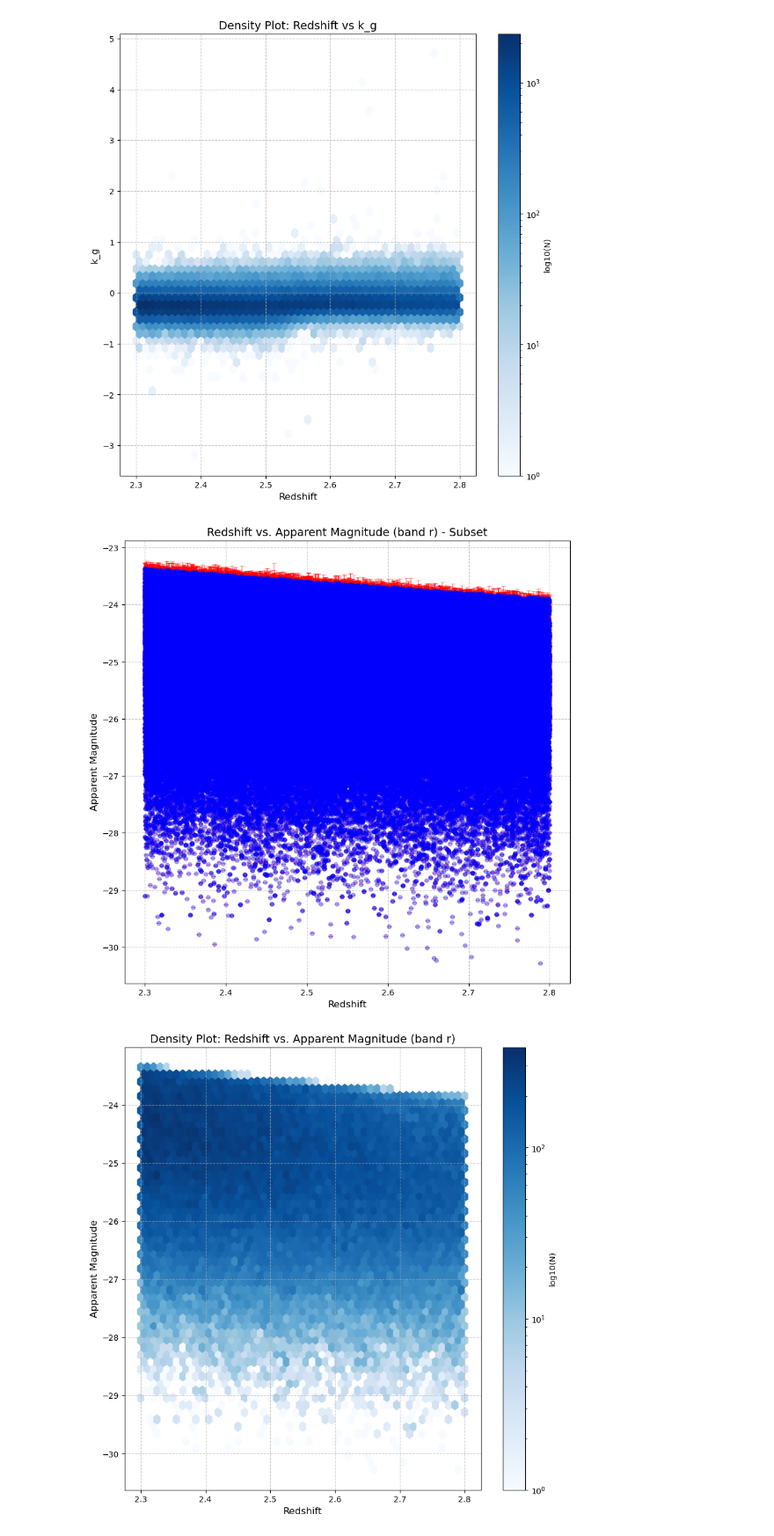
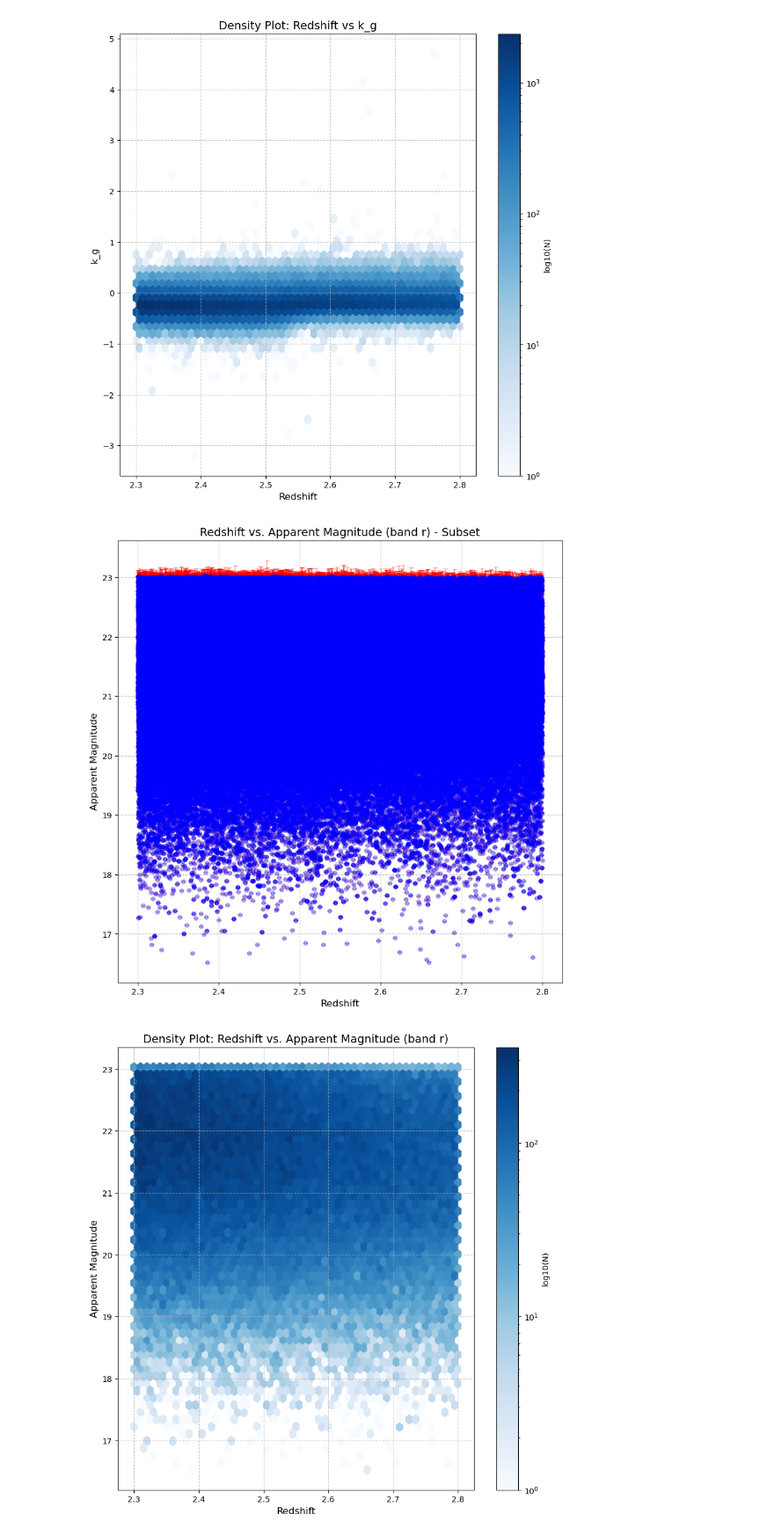
Before and after one commit to XuZhaozhong-1/DESI-ZTF, a Jupyter notebook: DESI-ZTF-2/plot.ipynb, the cells around one changed output. Shown: that part at 88% size. Drawn from its saved outputs; the diff is of its cells as text; code cells hidden in the pictures.

```diff
--- a/DESI-ZTF-2/plot.ipynb
+++ b/DESI-ZTF-2/plot.ipynb
@@ -170,22 +174,22 @@ plt.savefig('/global/u1/z/zhaozhon/Plots/k_g2', dpi=300)  # Saving the hexbin pl
 [figure]
 # %%
 plt.figure(figsize=(10, 10))
-plt.errorbar(z, apr_mag_r-d, yerr=apr_mag_r_err, fmt='o', color='blue', ecolor='red', capsize=3, markersize=5, alpha=0.3)
+plt.errorbar(z, apr_mag_r, yerr=apr_mag_r_err, fmt='o', color='blue', ecolor='red', capsize=3, markersize=5, alpha=0.3)
 plt.title('Redshift vs. Apparent Magnitude (band r) - Subset', fontsize=14)
 plt.xlabel('Redshift', fontsize=12)
 plt.ylabel('Apparent Magnitude', fontsize=12)
 plt.grid(True, linestyle='--', alpha=0.7)
 plt.savefig('/global/u1/z/zhaozhon/Plots/apr_mag_r', dpi=300)  # Saving the errorbar plot
 
 # Creating and saving the hexbin plot
 plt.figure(figsize=(10, 10))
-plt.hexbin(z, apr_mag_r-d, gridsize=50, cmap='Blues', bins='log')
+plt.hexbin(z, apr_mag_r, gridsize=50, cmap='Blues', bins='log')
 plt.colorbar(label='log10(N)')
 plt.title('Density Plot: Redshift vs. Apparent Magnitude (band r)', fontsize=14)
 plt.xlabel('Redshift', fontsize=12)
 plt.ylabel('Apparent Magnitude', fontsize=12)
 plt.grid(True, linestyle='--', alpha=0.7)
 plt.savefig('/global/u1/z/zhaozhon/Plots/apr_mag_r_density', dpi=300)  # Saving the hexbin plot
 # %% [output]
-[figure, old version]
+[figure, new version]
-[figure, old version]
+[figure, new version]
```
Also changed, not shown: parts of 9 cells of this notebook, 7 other files.
